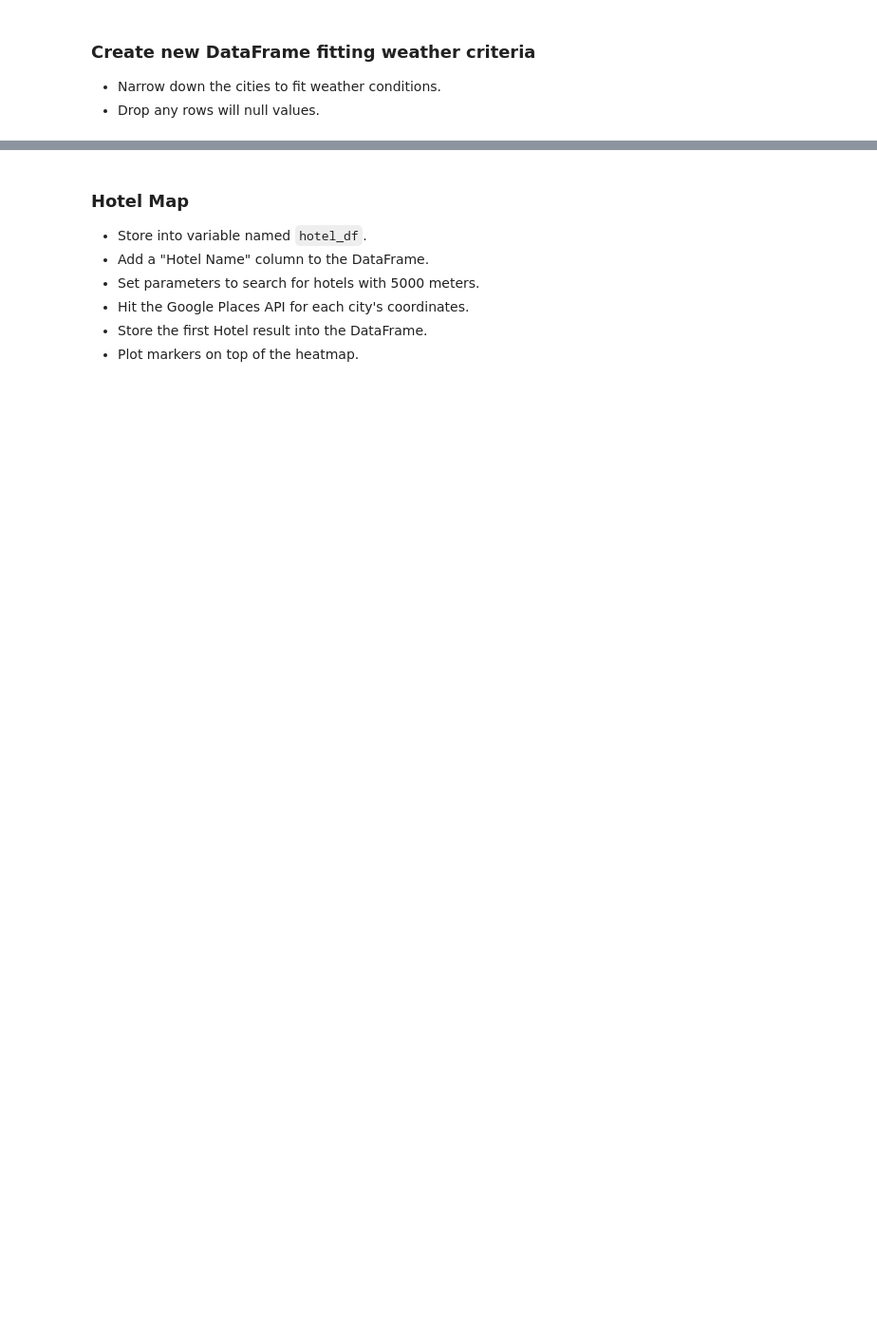
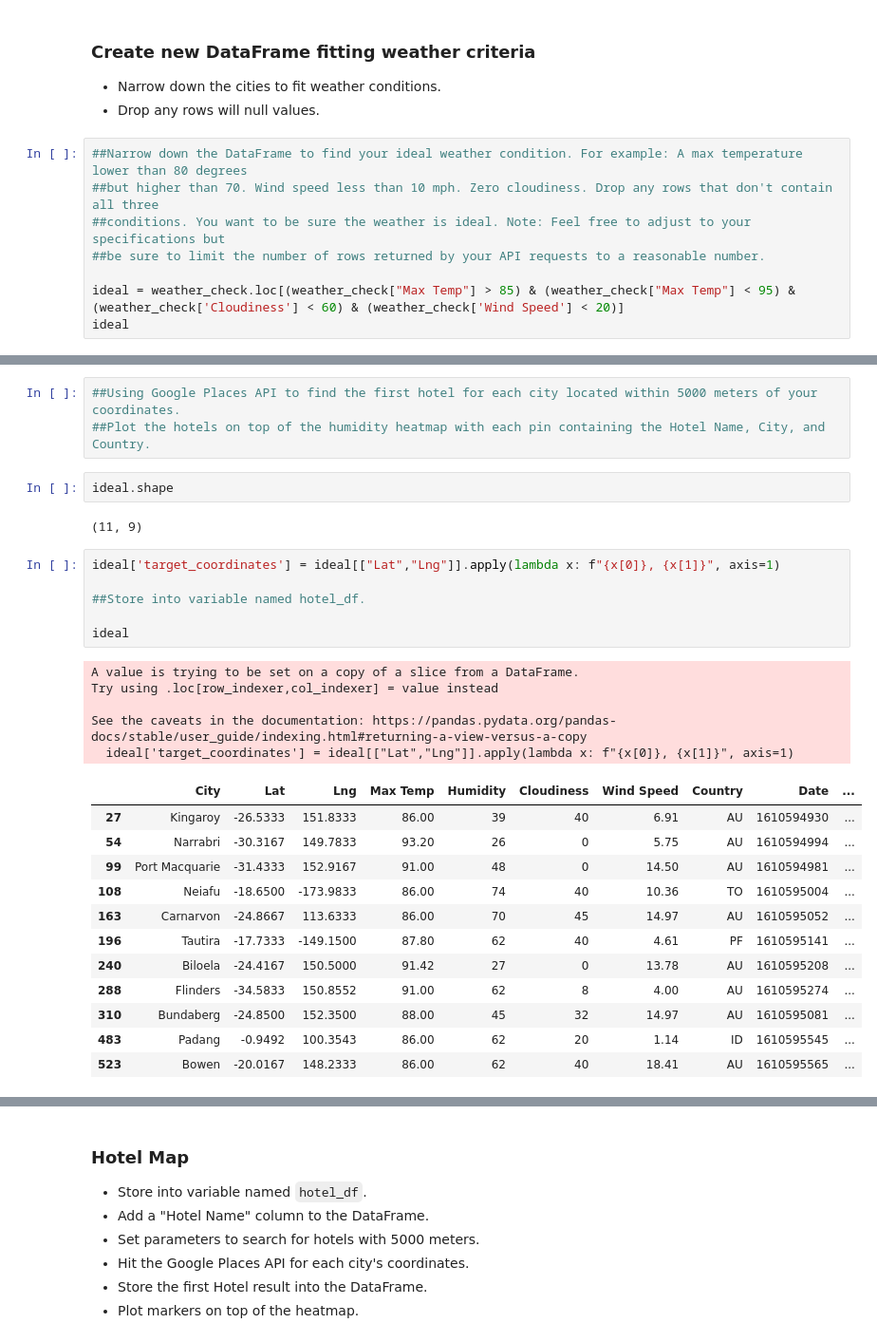
Before and after one commit to AmyWagarCinch/python-api-challenge, a Jupyter notebook: starter_code/VacationPy/VacationPy.ipynb, the cells around one changed output, grey strips where cells are left out. Shown at 95% size. Cells and saved outputs as stored; diff of their text form; blank space fills up the shorter version.

```diff
--- a/starter_code/VacationPy/VacationPy.ipynb
+++ b/starter_code/VacationPy/VacationPy.ipynb
@@ -63,3 +64,11 @@ fig
 ### Create new DataFrame fitting weather criteria
 * Narrow down the cities to fit weather conditions.
 * Drop any rows will null values.
+# %%
+##Narrow down the DataFrame to find your ideal weather condition. For example: A max temperature lower than 80 degrees
+##but higher than 70. Wind speed less than 10 mph. Zero cloudiness. Drop any rows that don't contain all three
+##conditions. You want to be sure the weather is ideal. Note: Feel free to adjust to your specifications but
+##be sure to limit the number of rows returned by your API requests to a reasonable number.
+
+ideal = weather_check.loc[(weather_check["Max Temp"] > 85) & (weather_check["Max Temp"] < 95) & (weather_check['Cloudiness'] < 60) & (weather_check['Wind Speed'] < 20)]
+ideal
@@ -65,0 +88,31 @@ fig
+# %%
+##Using Google Places API to find the first hotel for each city located within 5000 meters of your coordinates.
+##Plot the hotels on top of the humidity heatmap with each pin containing the Hotel Name, City, and Country.
+# %%
+ideal.shape
+# %% [output]
+(11, 9)
+# %%
+ideal['target_coordinates'] = ideal[["Lat","Lng"]].apply(lambda x: f"{x[0]}, {x[1]}", axis=1)
+
+##Store into variable named hotel_df.
+
+ideal
+# %% [output]
+A value is trying to be set on a copy of a slice from a DataFrame.
+Try using .loc[row_indexer,col_indexer] = value instead
+
+See the caveats in the documentation: https://pandas.pydata.org/pandas-docs/stable/user_guide/indexing.html#returning-a-view-versus-a-copy
+  ideal['target_coordinates'] = ideal[["Lat","Lng"]].apply(lambda x: f"{x[0]}, {x[1]}", axis=1)
+|  | City | Lat | Lng | Max Temp | Humidity | Cloudiness | Wind Speed | Country | Date | ... |
+| 27 | Kingaroy | -26.5333 | 151.8333 | 86.00 | 39 | 40 | 6.91 | AU | 1610594930 | ... |
+| 54 | Narrabri | -30.3167 | 149.7833 | 93.20 | 26 | 0 | 5.75 | AU | 1610594994 | ... |
+| 99 | Port Macquarie | -31.4333 | 152.9167 | 91.00 | 48 | 0 | 14.50 | AU | 1610594981 | ... |
+| 108 | Neiafu | -18.6500 | -173.9833 | 86.00 | 74 | 40 | 10.36 | TO | 1610595004 | ... |
+| 163 | Carnarvon | -24.8667 | 113.6333 | 86.00 | 70 | 45 | 14.97 | AU | 1610595052 | ... |
+| 196 | Tautira | -17.7333 | -149.1500 | 87.80 | 62 | 40 | 4.61 | PF | 1610595141 | ... |
+| 240 | Biloela | -24.4167 | 150.5000 | 91.42 | 27 | 0 | 13.78 | AU | 1610595208 | ... |
+| 288 | Flinders | -34.5833 | 150.8552 | 91.00 | 62 | 8 | 4.00 | AU | 1610595274 | ... |
+| 310 | Bundaberg | -24.8500 | 152.3500 | 88.00 | 45 | 32 | 14.97 | AU | 1610595081 | ... |
+| 483 | Padang | -0.9492 | 100.3543 | 86.00 | 62 | 20 | 1.14 | ID | 1610595545 | ... |
+| 523 | Bowen | -20.0167 | 148.2333 | 86.00 | 62 | 40 | 18.41 | AU | 1610595565 | ... |
```
Also changed, not shown: parts of 6 cells of this notebook.
